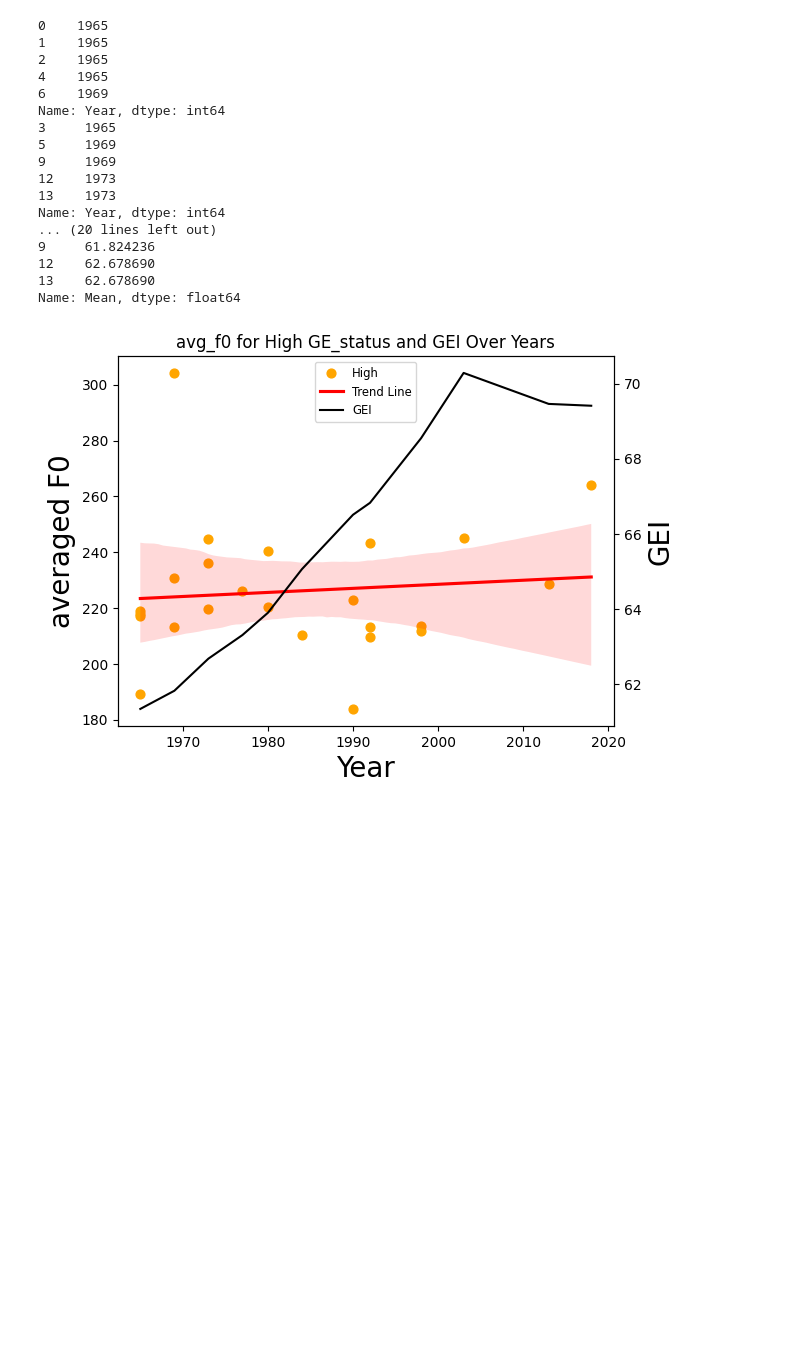
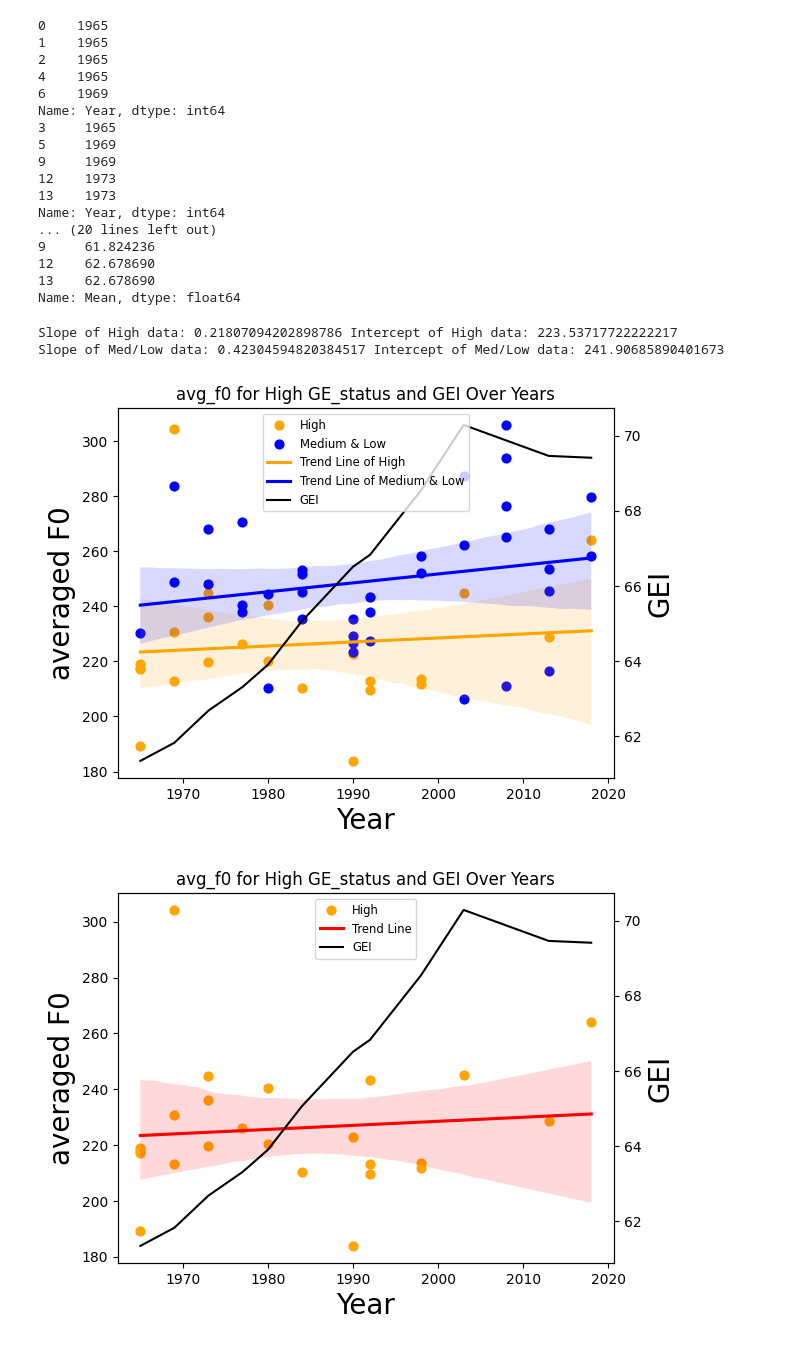
Before and after one commit to rozariwang/WS23-24_Sound_Change, a Jupyter notebook: F0_Plots_with_GEI.ipynb, the cells around one changed output. Drawn from its saved outputs; the diff is of its cells as text; code cells hidden in the pictures; blank space fills up the shorter version.

Commit message:
plots and slopes of F0 change

```diff
--- a/F0_Plots_with_GEI.ipynb
+++ b/F0_Plots_with_GEI.ipynb
@@ -71,6 +67,47 @@ Name: Year, dtype: int64
 12    62.678690
 13    62.678690
 Name: Mean, dtype: float64
+# %%
+# calculate the slope of High and Med/Low f0 data
+from scipy.stats import linregress
+slope_B, intercept_B, _, _, _ = linregress(range(len(y_high_f0)), y_high_f0)
+trend_line_B = [slope_B * i + intercept_B for i in range(len(y_high_f0))]
+print('Slope of High data:',slope_B, 'Intercept of High data:', intercept_B)
+
+slope_A, intercept_A, _, _, _ = linregress(range(len(y_med_low_f0)), y_med_low_f0)
+trend_line_A = [slope_A * i + intercept_A for i in range(len(y_med_low_f0))]
+print('Slope of Med/Low data:',slope_A, 'Intercept of Med/Low data:', intercept_A)
+# %% [output]
+Slope of High data: 0.21807094202898786 Intercept of High data: 223.53717722222217
+Slope of Med/Low data: 0.42304594820384517 Intercept of Med/Low data: 241.90685890401673
+# %%
+#create a figure and axis object
+fig, ax1 = plt.subplots()
+
+#plot the high data with the gei mean data
+ax1.scatter(x_high_year, y_high_f0, label='High', color='orange', s=40)
+ax1.scatter(x_med_low_year, y_med_low_f0, label='Medium & Low', color='blue', s=40)
+sns.regplot(data=high_data, x='Year', y='avg_f0', scatter=False, color='orange', label='Trend Line of High')
+sns.regplot(data=medium_low_data, x='Year', y='avg_f0', scatter=False, color='blue', label='Trend Line of Medium & Low')
+ax1.set_ylabel('averaged F0', fontsize=20)
+ax1.set_xlabel('Year', fontsize=20)
+ax1.tick_params(axis='y')
+
+#create a second y-axis and plot the second dataset
+ax2 = ax1.twinx()
+ax2.plot(x_high_year, y_high_gei, label='GEI', color='black')
+ax2.set_ylabel('GEI', fontsize=20)
+ax2.tick_params(axis='y')
+
+#add a common title and legend
+lines, labels = ax1.get_legend_handles_labels()
+lines2, labels2 = ax2.get_legend_handles_labels()
+ax2.legend(lines + lines2, labels + labels2, loc='upper center', fontsize='small')
+plt.title('avg_f0 for High GE_status and GEI Over Years')
+
+plt.show()
+# %% [output]
+[figure, added]
 # %%
 #High data
 #create a figure and axis object
```
Also changed, not shown: parts of 1 cell of this notebook.
